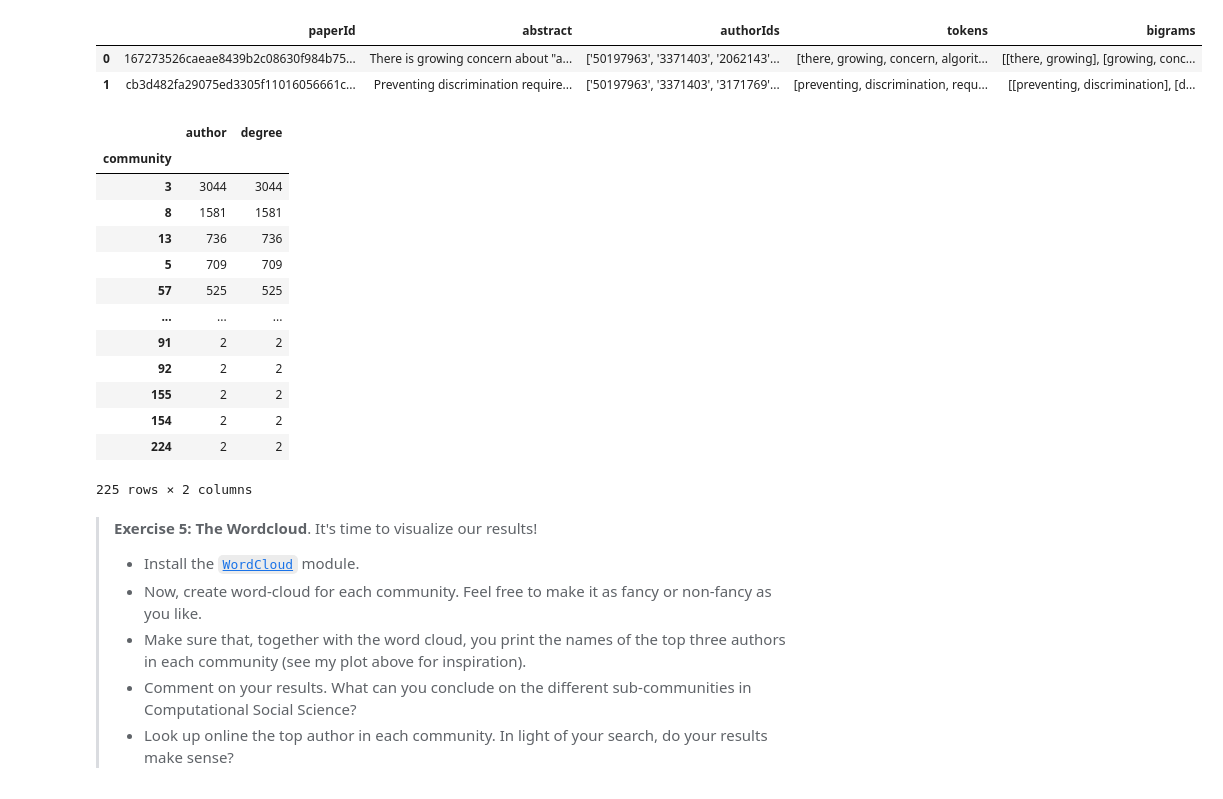
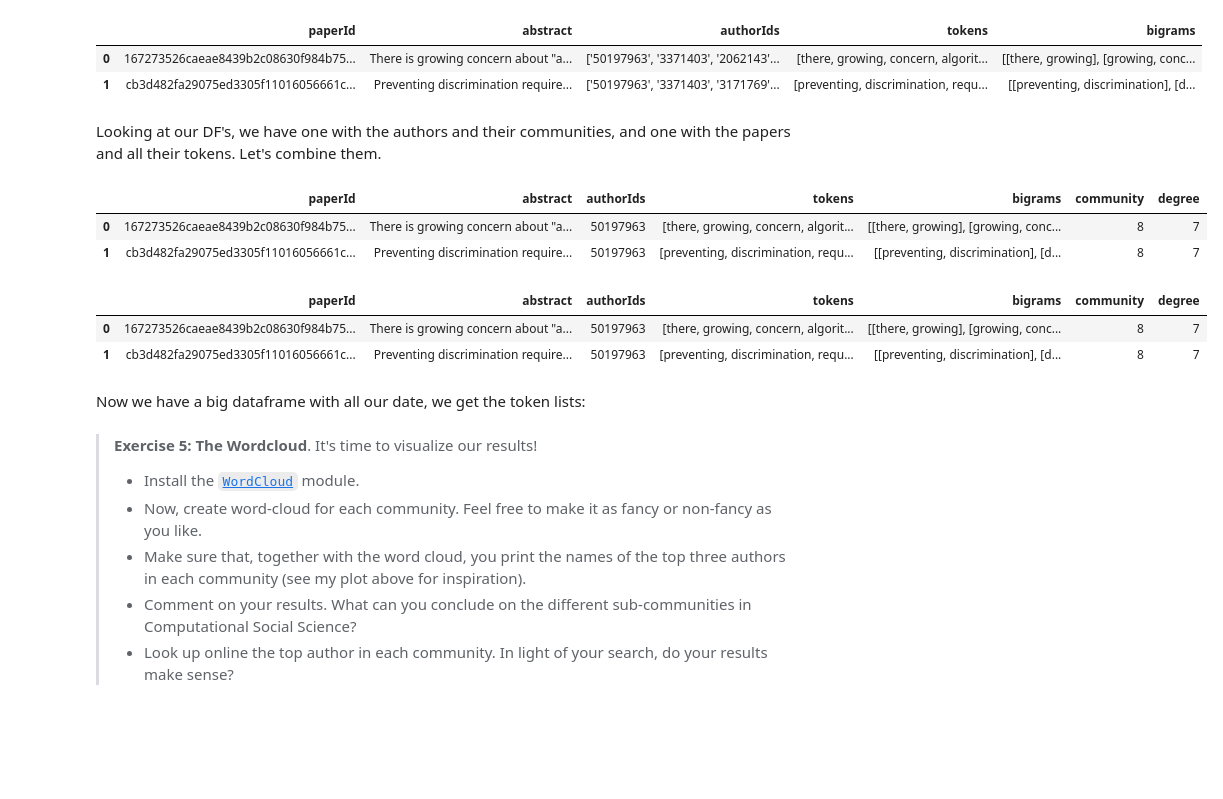
Before and after one commit to radziko/CompSocSci, a Jupyter notebook: Assignment2_J.ipynb, the cells around one changed output. Saved outputs shown, nothing was run; the diff lists cells and outputs as text; code cells hidden in the pictures; blank space fills up the shorter version.

```diff
--- a/Assignment2_J.ipynb
+++ b/Assignment2_J.ipynb
@@ -300,20 +308,26 @@ tokens.head(2)
 |  | paperId | abstract | authorIds | tokens | bigrams |
 | 0 | 167273526caeae8439b2c08630f984b75... | There is growing concern about "a... | ['50197963', '3371403', '2062143'... | [there, growing, concern, algorit... | [[there, growing], [growing, conc... |
 | 1 | cb3d482fa29075ed3305f11016056661c... | Preventing discrimination require... | ['50197963', '3371403', '3171769'... | [preventing, discrimination, requ... | [[preventing, discrimination], [d... |
-# %%
-communities.groupby('community').count().sort_values('author', ascending=False)
-# %% [output]
-|  | author | degree |
-| community |  |  |
-| 3 | 3044 | 3044 |
-| 8 | 1581 | 1581 |
-| 13 | 736 | 736 |
-| 5 | 709 | 709 |
-| 57 | 525 | 525 |
-| ... | ... | ... |
-| 91 | 2 | 2 |
-| 92 | 2 | 2 |
-| 155 | 2 | 2 |
-| 154 | 2 | 2 |
-| 224 | 2 | 2 |
-225 rows × 2 columns
+# %% [markdown]
+Looking at our DF's, we have one with the authors and their communities, and one with the papers and all their tokens.
+Let's combine them.
+# %%
+#Explode by authorIds:
+tokens.authorIds = tokens.authorIds.apply(eval)
+tokens = tokens.explode('authorIds')
+tokens.authorIds = tokens.authorIds.apply(int)
+# %%
+tokens = tokens.merge(communities, on='authorIds')
+tokens.head(2)
+# %% [output]
+|  | paperId | abstract | authorIds | tokens | bigrams | community | degree |
+| 0 | 167273526caeae8439b2c08630f984b75... | There is growing concern about "a... | 50197963 | [there, growing, concern, algorit... | [[there, growing], [growing, conc... | 8 | 7 |
+| 1 | cb3d482fa29075ed3305f11016056661c... | Preventing discrimination require... | 50197963 | [preventing, discrimination, requ... | [[preventing, discrimination], [d... | 8 | 7 |
+# %%
+tokens.head(2)
+# %% [output]
+|  | paperId | abstract | authorIds | tokens | bigrams | community | degree |
+| 0 | 167273526caeae8439b2c08630f984b75... | There is growing concern about "a... | 50197963 | [there, growing, concern, algorit... | [[there, growing], [growing, conc... | 8 | 7 |
+| 1 | cb3d482fa29075ed3305f11016056661c... | Preventing discrimination require... | 50197963 | [preventing, discrimination, requ... | [[preventing, discrimination], [d... | 8 | 7 |
+# %% [markdown]
+Now we have a big dataframe with all our date, we get the token lists:
```
Also changed, not shown: parts of 13 cells of this notebook.
